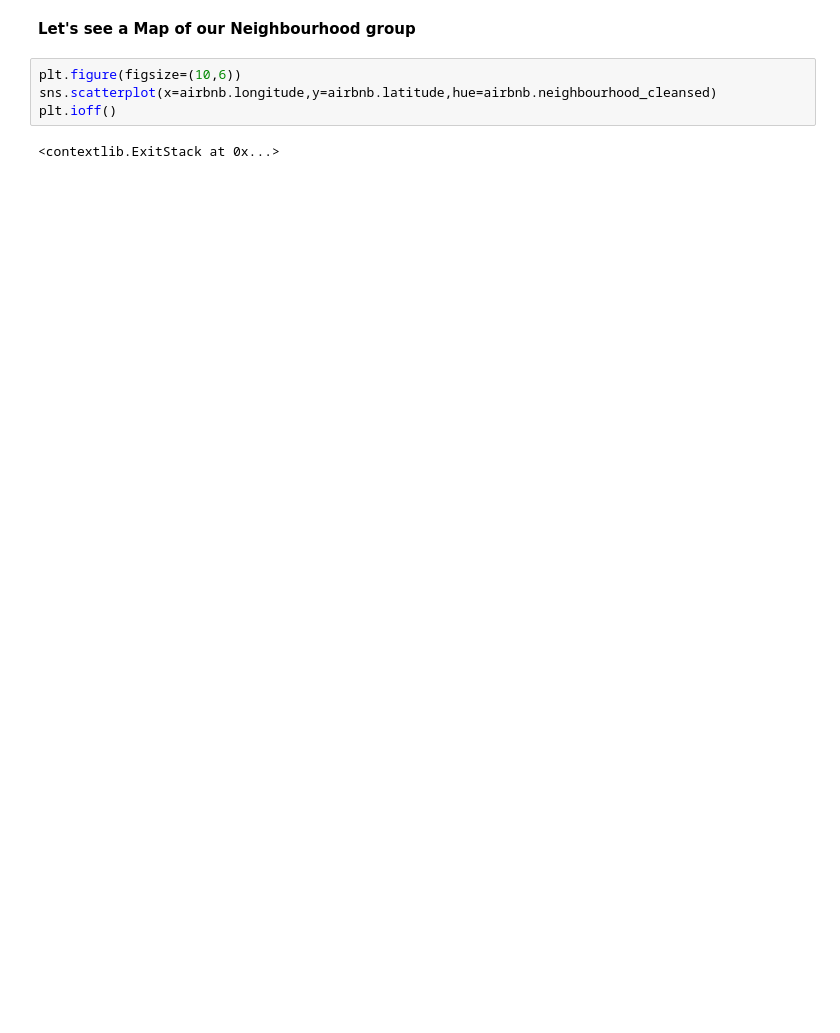
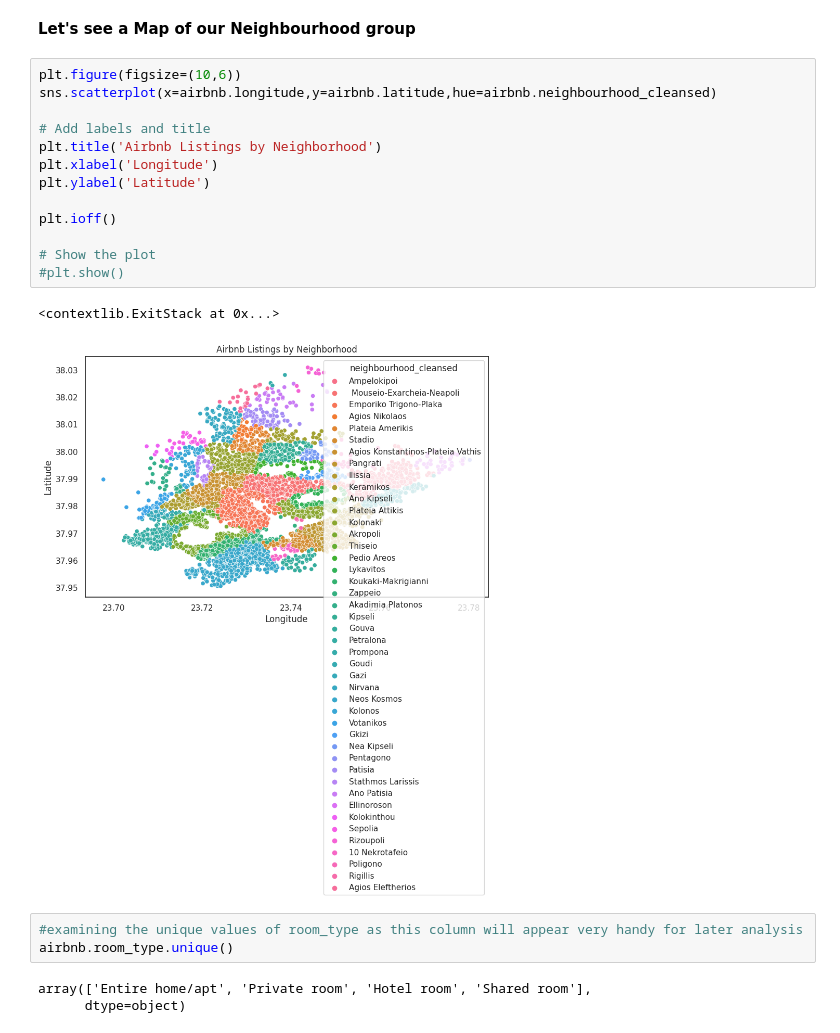
Before and after one commit to kostistzim/Airbnb-Athens-Data-Analysis, a Jupyter notebook: AirBnb_Athens_DataAnalysis.ipynb, the cells around one changed output. Saved outputs shown, nothing was run; the diff lists cells and outputs as text; blank space fills up the shorter version.

```diff
--- a/AirBnb_Athens_DataAnalysis.ipynb
+++ b/AirBnb_Athens_DataAnalysis.ipynb
@@ -352,6 +357,22 @@ plt.show()
 # %%
 plt.figure(figsize=(10,6))
 sns.scatterplot(x=airbnb.longitude,y=airbnb.latitude,hue=airbnb.neighbourhood_cleansed)
+
+# Add labels and title
+plt.title('Airbnb Listings by Neighborhood')
+plt.xlabel('Longitude')
+plt.ylabel('Latitude')
+
 plt.ioff()
+
+# Show the plot
+#plt.show()
 # %% [output]
 <contextlib.ExitStack at 0x...>
+[figure, added]
+# %%
+#examining the unique values of room_type as this column will appear very handy for later analysis
+airbnb.room_type.unique()
+# %% [output]
+array(['Entire home/apt', 'Private room', 'Hotel room', 'Shared room'],
+      dtype=object)
```
Also changed, not shown: parts of 11 cells of this notebook.
